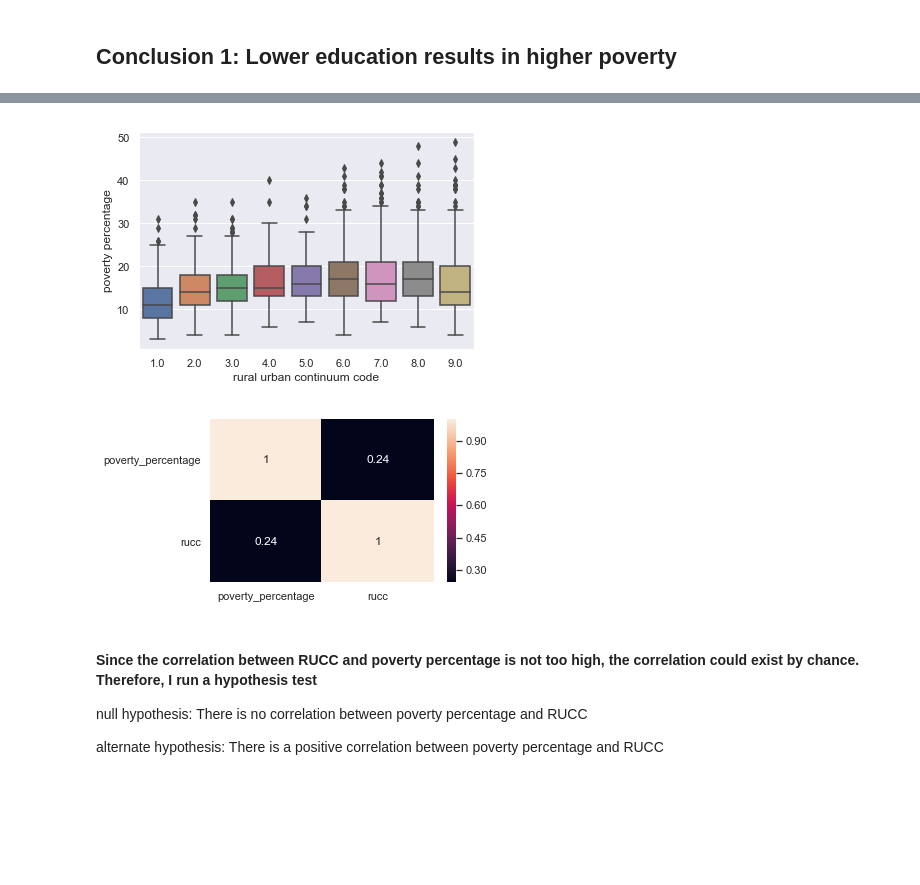
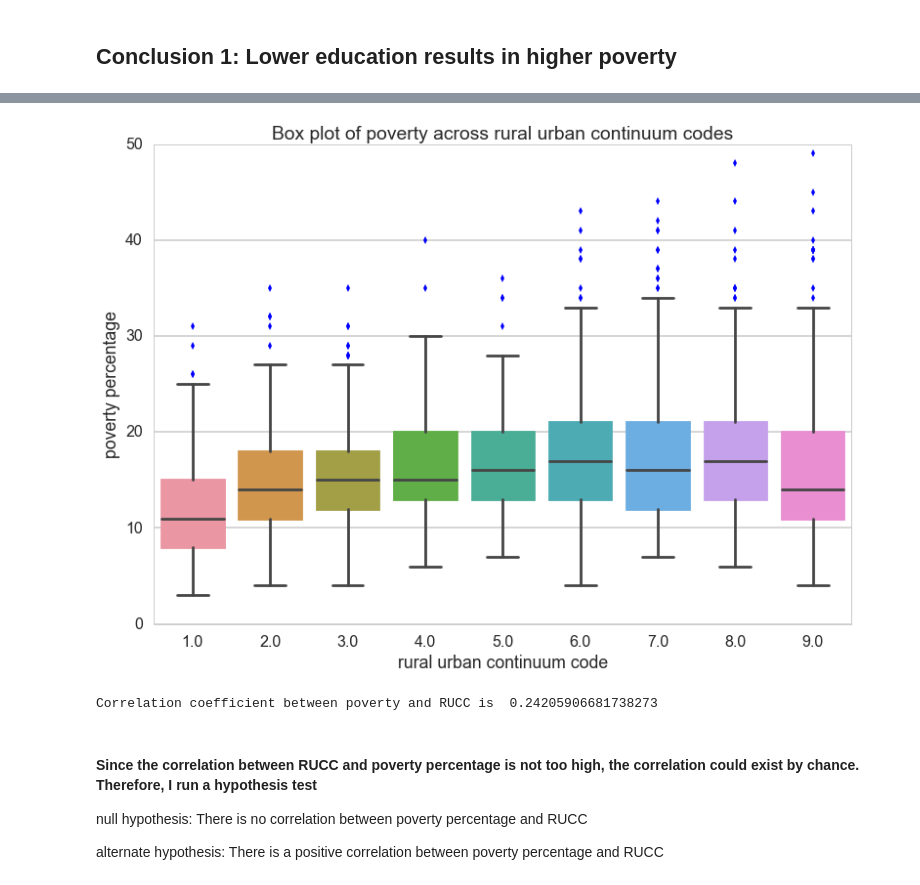
Before and after one commit to moeinsoodavi/Springboard, a Jupyter notebook: Capstone Project 1/Capstone Project 1 - Story Telling.ipynb, the cells around one changed output, grey strips where cells are left out. Drawn from its saved outputs; the diff is of its cells as text; code cells hidden in the pictures; blank space fills up the shorter version.

```diff
--- a/Capstone Project 1/Capstone Project 1 - Story Telling.ipynb
+++ b/Capstone Project 1/Capstone Project 1 - Story Telling.ipynb
@@ -42,24 +42,32 @@ df_temp.head()
 #new_df1.head()
 # %%
 # The first plot shows how the poverty percentage varies based on the two education index
+%matplotlib inline
 import matplotlib.pyplot as plt
 import seaborn as sns
 import numpy as np
-sns.set()
-plt.scatter(df_temp['education_index'],df_temp['poverty_percentage'],color='blue',alpha=0.5)
+sns.set_style('whitegrid')
+sns.set_context("poster")
+plt.scatter(df_temp['education_index'],df_temp['poverty_percentage'],color='blue')#,alpha=0.5)
 x=np.array([0,100])
 slope, intercept = np.polyfit(df_temp['education_index'],df_temp['poverty_percentage'],1)
 plt.plot(x,slope*x+intercept,color='green')
-plt.xticks()
 plt.xlabel('education index')
 plt.ylabel('poverty percentage')
+plt.title('poverty percentage vs. education index and the least square fitting line')
 plt.axis([0,100,0,50])
-plt.annotate('slope='+str(round(slope,2))+'\nintercept='+str(round(intercept,2)),xy=(80,30),xytext=(80,27))
+#plt.annotate('slope='+str(round(slope,2))+'\nintercept='+str(round(intercept,2)),xy=(80,30),xytext=(80,27))
+plt.text(80,27,'slope='+str(round(slope,2))+'\nintercept='+str(round(intercept,2)),fontsize = 20)
 plt.show()
 #sns.lmplot(x='education_percentage',y='poverty_percentage',hue='education_level',data=new_df1,markers='.')
+
+correlation_df1=df_temp.loc[:,['poverty_percentage','education_index']].corr()
+cor_coef_eduidx_pov = correlation_df1.iloc[0,1]
+print('Correlation coefficient between education index and poverty is ',cor_coef_eduidx_pov)
+
 # The second plot shows the heat map
-plt.figure(figsize=(5,3))
-correlation_df1=df_temp.loc[:,['poverty_percentage','education_index']].corr()
-sns.heatmap(correlation_df1,annot=True)
-plt.show()
+#plt.figure(figsize=(6,3))
+#sns.heatmap(correlation_df1,annot=True,cmap='PuRd')
+#plt.title('heatmap between poverty percentage and education index')
+#plt.show()
 # %% [output]
@@ -105,17 +120,21 @@ plt.show()
 #plt.show()
 # %%
 # Rural-urban-continuum-code and its relationship with poverty
-sns.boxplot(x='rural_urban_continuum_code',y='poverty_percentage',data=df)
+df_sorted = df.sort('rural_urban_continuum_code')
+sns.boxplot(x='rural_urban_continuum_code',y='poverty_percentage',data=df_sorted)
 plt.xlabel('rural urban continuum code')
 plt.ylabel('poverty percentage')
+plt.title('Box plot of poverty across rural urban continuum codes')
 plt.show()
-plt.figure(figsize=[5,3])
+
 correlation_df3=df.loc[:,['poverty_percentage','rural_urban_continuum_code']].corr()
-sns.heatmap(correlation_df3,annot=True,yticklabels=['poverty_percentage','rucc'],xticklabels=['poverty_percentage','rucc'])
-plt.show()
+print('Correlation coefficient between poverty and RUCC is ',correlation_df3.iloc[0,1])
+#plt.figure(figsize=[5,3])
+#sns.heatmap(correlation_df3,annot=True,yticklabels=['poverty_percentage','rucc'],xticklabels=['poverty_percentage','rucc'])
+#plt.show()
 # %% [output]
-[figure, old version]
+[figure, new version]
-[figure, removed]
+Correlation coefficient between poverty and RUCC is  0.24205906681738273
 # %% [markdown]
 #### Since the correlation between RUCC and poverty percentage is not too high, the correlation could exist by chance. Therefore, I run a hypothesis test
 null hypothesis: There is no correlation between poverty percentage and RUCC
```
Also changed, not shown: parts of 11 cells of this notebook, 2 other files.
